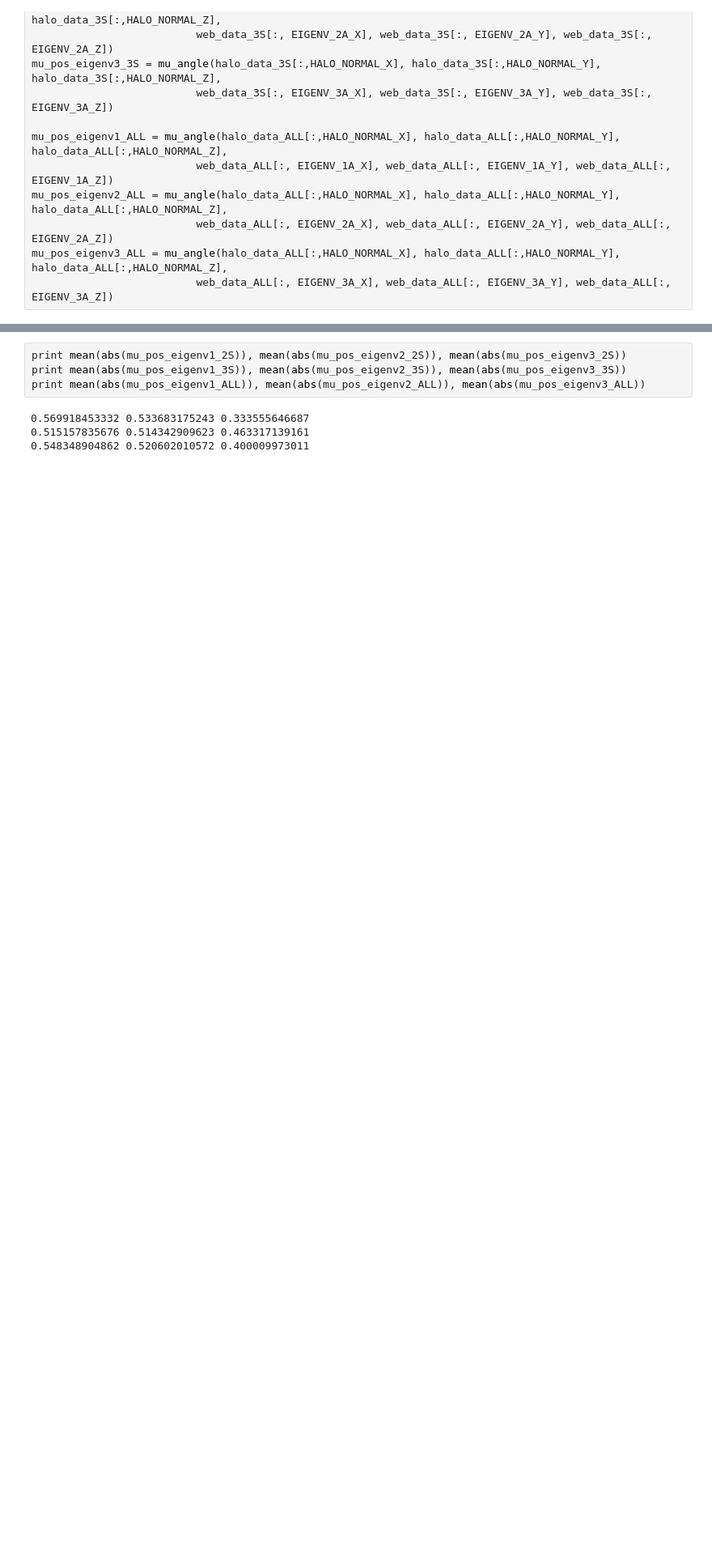
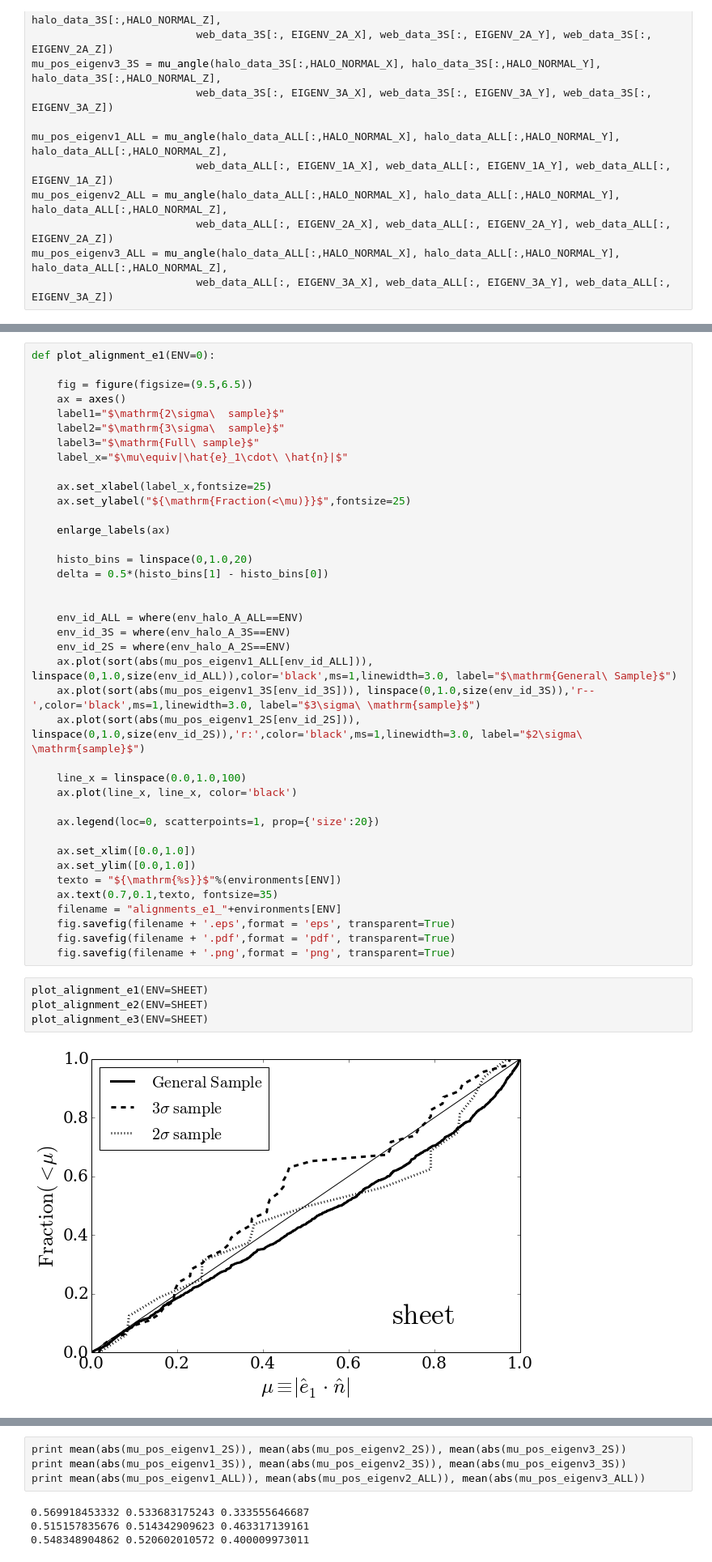
Before and after one commit to forero/LGEnvironment, a Jupyter notebook: code/AnalyzeData.ipynb, the cells around one changed output, grey strips where cells are left out. Shown at 81% size. Saved outputs shown, nothing was run; the diff lists cells and outputs as text; blank space fills up the shorter version.

```diff
--- a/code/AnalyzeData.ipynb
+++ b/code/AnalyzeData.ipynb
@@ -535,0 +517,45 @@ fig.savefig(filename + '.png',format = 'png', transparent=True)
+# %%
+def plot_alignment_e1(ENV=0):
+
+    fig = figure(figsize=(9.5,6.5))
+    ax = axes()
+    label1="$\mathrm{2\sigma\  sample}$"
+    label2="$\mathrm{3\sigma\  sample}$"
+    label3="$\mathrm{Full\ sample}$"
+    label_x="$\mu\equiv|\hat{e}_1\cdot\ \hat{n}|$"
+
+    ax.set_xlabel(label_x,fontsize=25)
+    ax.set_ylabel("${\mathrm{Fraction(<\mu)}}$",fontsize=25)
+
+    enlarge_labels(ax)
+
+    histo_bins = linspace(0,1.0,20)
+    delta = 0.5*(histo_bins[1] - histo_bins[0])
+
+
+    env_id_ALL = where(env_halo_A_ALL==ENV)
+    env_id_3S = where(env_halo_A_3S==ENV)
+    env_id_2S = where(env_halo_A_2S==ENV)
+    ax.plot(sort(abs(mu_pos_eigenv1_ALL[env_id_ALL])), linspace(0,1.0,size(env_id_ALL)),color='black',ms=1,linewidth=3.0, label="$\mathrm{General\ Sample}$")
+    ax.plot(sort(abs(mu_pos_eigenv1_3S[env_id_3S])), linspace(0,1.0,size(env_id_3S)),'r--',color='black',ms=1,linewidth=3.0, label="$3\sigma\ \mathrm{sample}$")
+    ax.plot(sort(abs(mu_pos_eigenv1_2S[env_id_2S])), linspace(0,1.0,size(env_id_2S)),'r:',color='black',ms=1,linewidth=3.0, label="$2\sigma\ \mathrm{sample}$")
+
+    line_x = linspace(0.0,1.0,100)
+    ax.plot(line_x, line_x, color='black')
+
+    ax.legend(loc=0, scatterpoints=1, prop={'size':20})
+
+    ax.set_xlim([0.0,1.0])
+    ax.set_ylim([0.0,1.0])
+    texto = "${\mathrm{%s}}$"%(environments[ENV])
+    ax.text(0.7,0.1,texto, fontsize=35)
+    filename = "alignments_e1_"+environments[ENV]
+    fig.savefig(filename + '.eps',format = 'eps', transparent=True)
+    fig.savefig(filename + '.pdf',format = 'pdf', transparent=True)
+    fig.savefig(filename + '.png',format = 'png', transparent=True)
+# %%
+plot_alignment_e1(ENV=SHEET)
+plot_alignment_e2(ENV=SHEET)
+plot_alignment_e3(ENV=SHEET)
+# %% [output]
+[figure, added]
```
Also changed, not shown: parts of 17 cells of this notebook.
